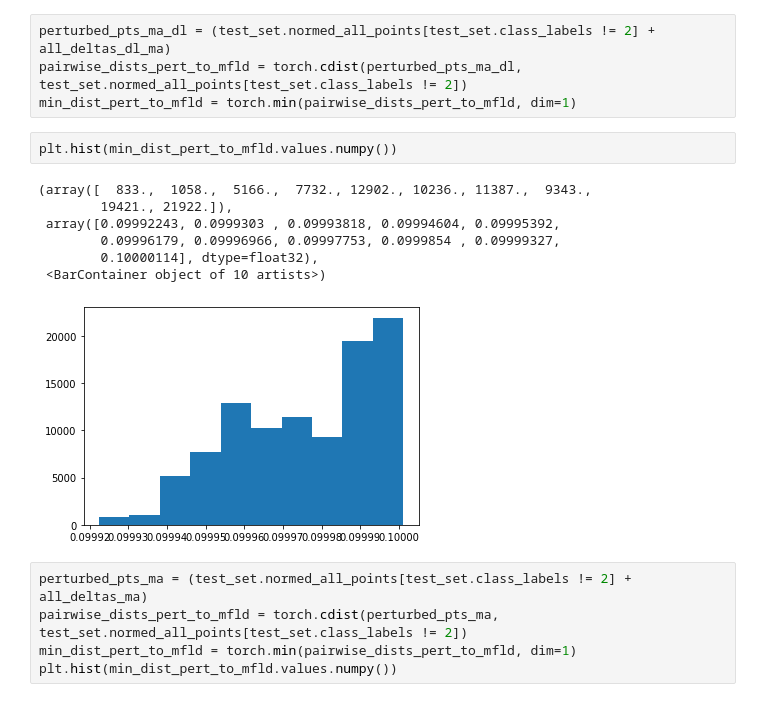
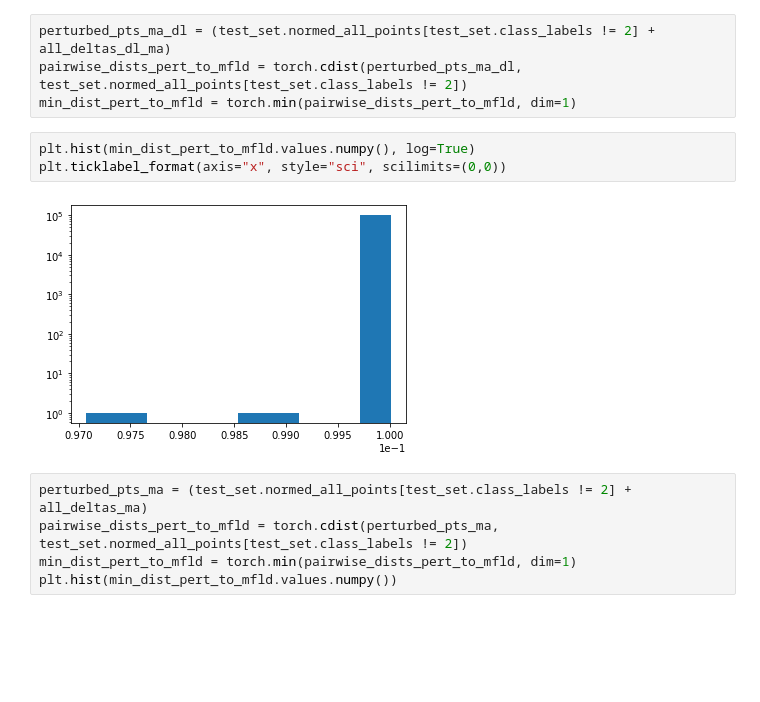
Before and after one commit to microsoft/distance-learner, a Jupyter notebook: notebooks/Experiment D - Distance Learner Against Adversarial Examples.ipynb, the cells around one changed output. Drawn from its saved outputs; the diff is of its cells as text; blank space fills up the shorter version.

```diff
--- a/notebooks/Experiment D - Distance Learner Against Adversarial Examples.ipynb
+++ b/notebooks/Experiment D - Distance Learner Against Adversarial Examples.ipynb
@@ -209,15 +209,10 @@ perturbed_pts_ma_dl = (test_set.normed_all_points[test_set.class_labels != 2] +
 pairwise_dists_pert_to_mfld = torch.cdist(perturbed_pts_ma_dl, test_set.normed_all_points[test_set.class_labels != 2])
 min_dist_pert_to_mfld = torch.min(pairwise_dists_pert_to_mfld, dim=1)
 # %%
-plt.hist(min_dist_pert_to_mfld.values.numpy())
+plt.hist(min_dist_pert_to_mfld.values.numpy(), log=True)
+plt.ticklabel_format(axis="x", style="sci", scilimits=(0,0))
 # %% [output]
-(array([  833.,  1058.,  5166.,  7732., 12902., 10236., 11387.,  9343.,
-        19421., 21922.]),
- array([0.09992243, 0.0999303 , 0.09993818, 0.09994604, 0.09995392,
-        0.09996179, 0.09996966, 0.09997753, 0.0999854 , 0.09999327,
-        0.10000114], dtype=float32),
- <BarContainer object of 10 artists>)
-[figure, old version]
+[figure, new version]
 # %%
 perturbed_pts_ma = (test_set.normed_all_points[test_set.class_labels != 2] + all_deltas_ma)
 pairwise_dists_pert_to_mfld = torch.cdist(perturbed_pts_ma, test_set.normed_all_points[test_set.class_labels != 2])
```
Also changed, not shown: parts of 6 cells of this notebook, 12 other files.
